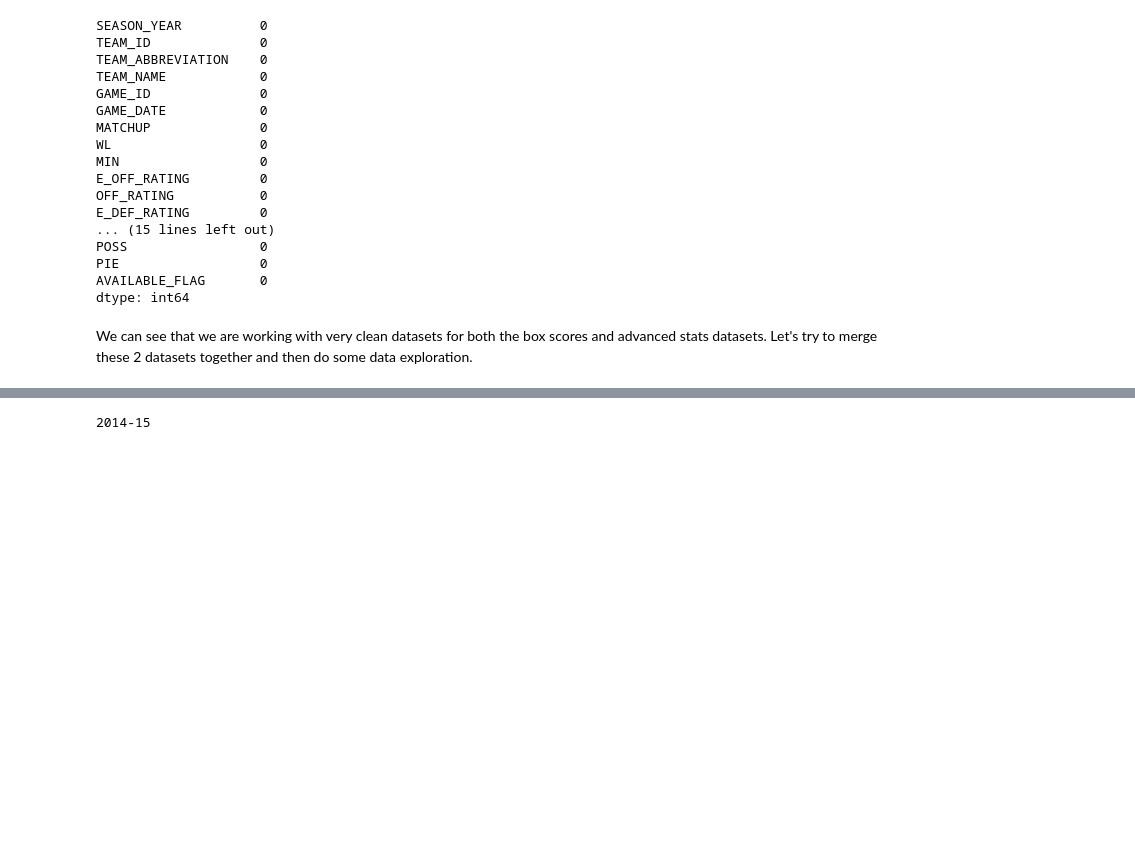
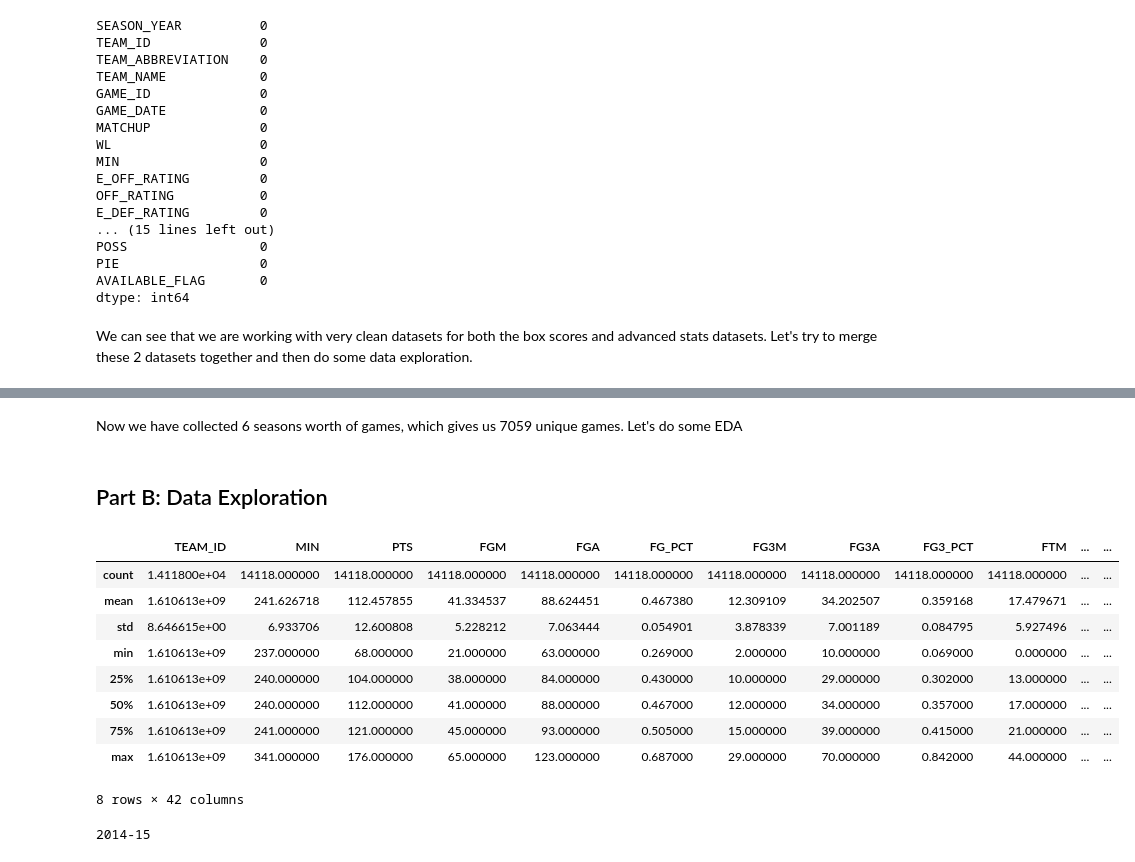
Before and after one commit to jeffreyzhao32/NBA_prediction_model, a Jupyter notebook: NBA_prediction.ipynb, the cells around one changed output, grey strips where cells are left out. Drawn from its saved outputs; the diff is of its cells as text; code cells hidden in the pictures; blank space fills up the shorter version.

```diff
--- a/NBA_prediction.ipynb
+++ b/NBA_prediction.ipynb
@@ -179,3 +283,20 @@ def get_advanced_stats(season):
+# %% [markdown]
+Now we have collected 6 seasons worth of games, which gives us 7059 unique games. Let's do some EDA
+# %% [markdown]
+## Part B: Data Exploration
+# %%
+all_games_df.describe()
+# %% [output]
+|  | TEAM_ID | MIN | PTS | FGM | FGA | FG_PCT | FG3M | FG3A | FG3_PCT | FTM | ... | ... |
+| count | 1.411800e+04 | 14118.000000 | 14118.000000 | 14118.000000 | 14118.000000 | 14118.000000 | 14118.000000 | 14118.000000 | 14118.000000 | 14118.000000 | ... | ... |
+| mean | 1.610613e+09 | 241.626718 | 112.457855 | 41.334537 | 88.624451 | 0.467380 | 12.309109 | 34.202507 | 0.359168 | 17.479671 | ... | ... |
+| std | 8.646615e+00 | 6.933706 | 12.600808 | 5.228212 | 7.063444 | 0.054901 | 3.878339 | 7.001189 | 0.084795 | 5.927496 | ... | ... |
+| min | 1.610613e+09 | 237.000000 | 68.000000 | 21.000000 | 63.000000 | 0.269000 | 2.000000 | 10.000000 | 0.069000 | 0.000000 | ... | ... |
+| 25% | 1.610613e+09 | 240.000000 | 104.000000 | 38.000000 | 84.000000 | 0.430000 | 10.000000 | 29.000000 | 0.302000 | 13.000000 | ... | ... |
+| 50% | 1.610613e+09 | 240.000000 | 112.000000 | 41.000000 | 88.000000 | 0.467000 | 12.000000 | 34.000000 | 0.357000 | 17.000000 | ... | ... |
+| 75% | 1.610613e+09 | 241.000000 | 121.000000 | 45.000000 | 93.000000 | 0.505000 | 15.000000 | 39.000000 | 0.415000 | 21.000000 | ... | ... |
+| max | 1.610613e+09 | 341.000000 | 176.000000 | 65.000000 | 123.000000 | 0.687000 | 29.000000 | 70.000000 | 0.842000 | 44.000000 | ... | ... |
+8 rows × 42 columns
 # %%
 # get averages of the following stats of  a team prior to a game:
 # - OFF_RATING, DEF_RATING, NET_RATING, EFG_PCT, TS_PCT, PIE
```
Also changed, not shown: parts of 10 cells of this notebook.
